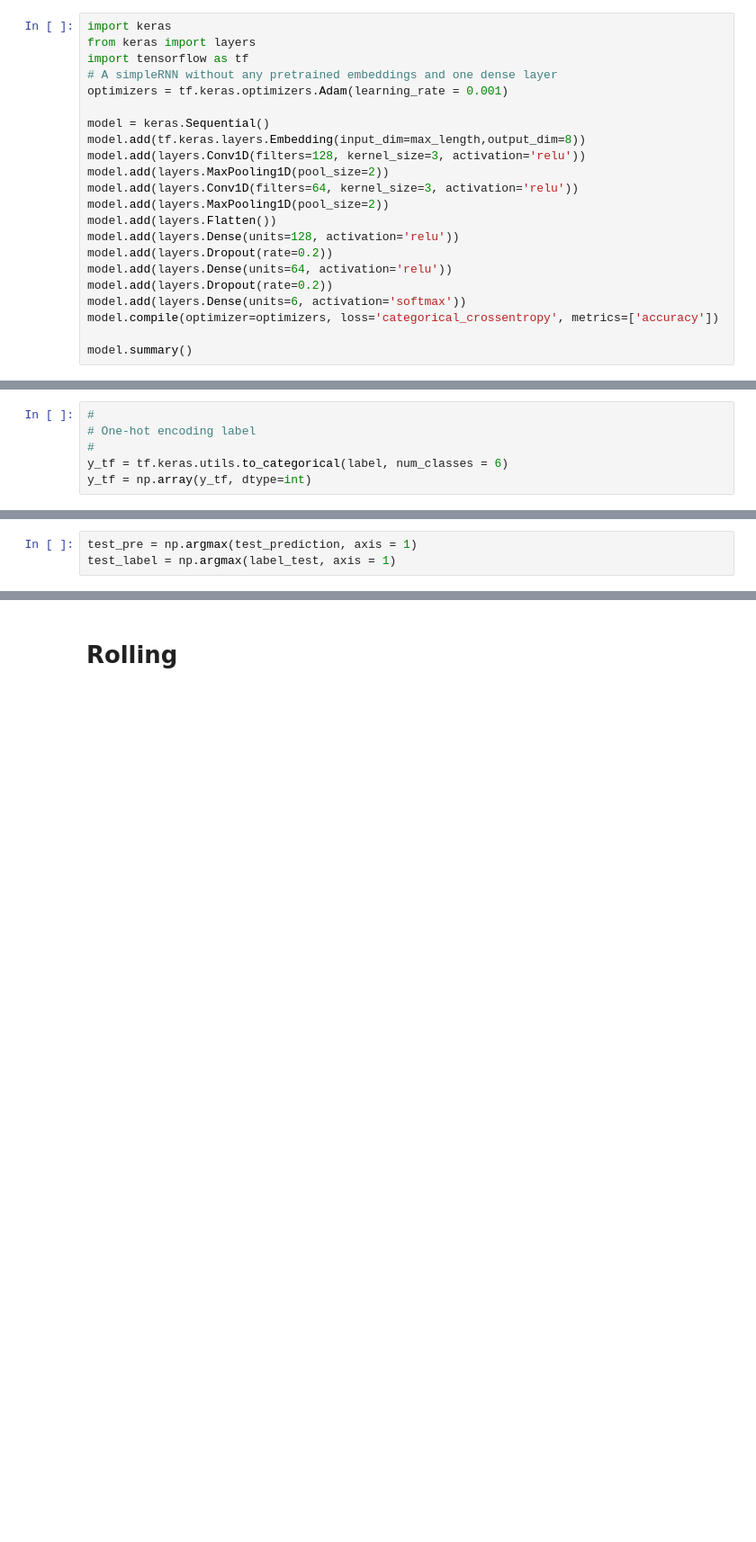
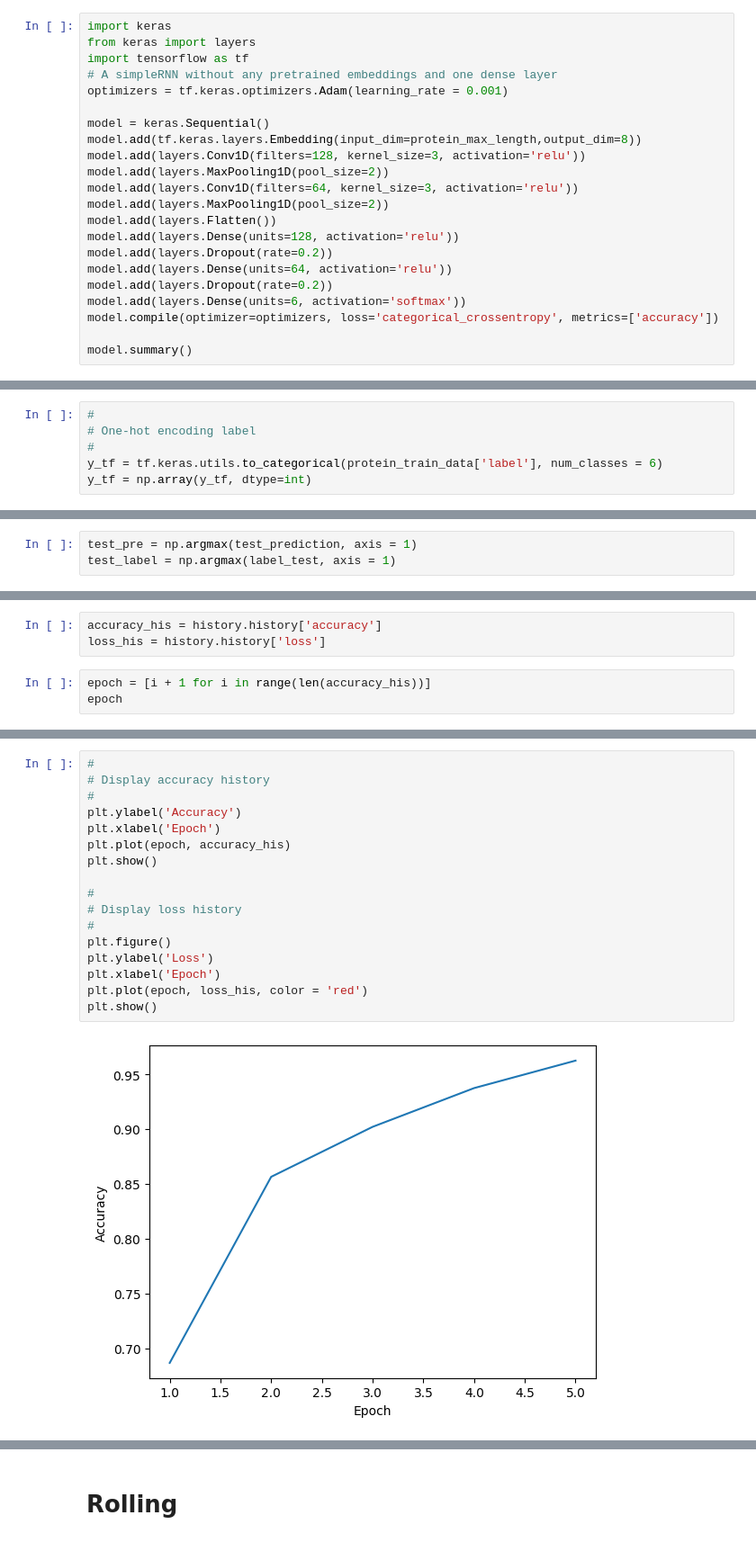
Before and after one commit to KhangSimple/dna_protein_analysis, a Jupyter notebook: dna-analysis.ipynb, the cells around one changed output, grey strips where cells are left out. Shown at 90% size. Drawn from its saved outputs; the diff is of its cells as text; blank space fills up the shorter version.

```diff
--- a/dna-analysis.ipynb
+++ b/dna-analysis.ipynb
@@ -326,7 +365,7 @@ import tensorflow as tf
 optimizers = tf.keras.optimizers.Adam(learning_rate = 0.001)
 
 model = keras.Sequential()
-model.add(tf.keras.layers.Embedding(input_dim=max_length,output_dim=8))
+model.add(tf.keras.layers.Embedding(input_dim=protein_max_length,output_dim=8))
 model.add(layers.Conv1D(filters=128, kernel_size=3, activation='relu'))
 model.add(layers.MaxPooling1D(pool_size=2))
 model.add(layers.Conv1D(filters=64, kernel_size=3, activation='relu'))
@@ -373,7 +412,7 @@ protein_data_padding = pad_sequences(protein_train_data['protein'], maxlen=prote
 #
 # One-hot encoding label
 #
-y_tf = tf.keras.utils.to_categorical(label, num_classes = 6)
+y_tf = tf.keras.utils.to_categorical(protein_train_data['label'], num_classes = 6)
 y_tf = np.array(y_tf, dtype=int)
 # %%
 #
@@ -398,0 +467,6 @@ print(classification_report(test_pre, test_label))
+# %%
+accuracy_his = history.history['accuracy']
+loss_his = history.history['loss']
+# %%
+epoch = [i + 1 for i in range(len(accuracy_his))]
+epoch
@@ -398,0 +475,19 @@ print(classification_report(test_pre, test_label))
+# %%
+#
+# Display accuracy history
+#
+plt.ylabel('Accuracy')
+plt.xlabel('Epoch')
+plt.plot(epoch, accuracy_his)
+plt.show()
+
+#
+# Display loss history
+#
+plt.figure()
+plt.ylabel('Loss')
+plt.xlabel('Epoch')
+plt.plot(epoch, loss_his, color = 'red')
+plt.show()
+# %% [output]
+[figure, added]
```
Also changed, not shown: parts of 29 cells of this notebook.
